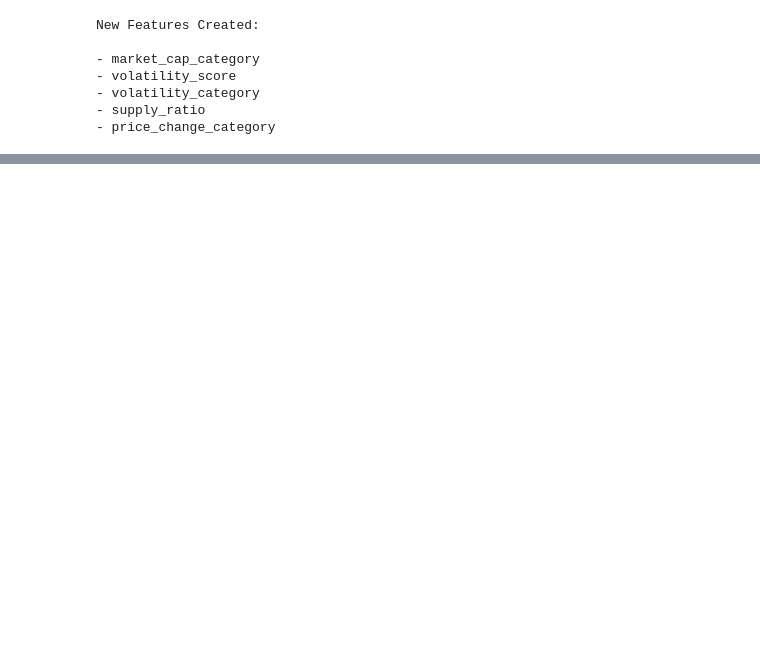
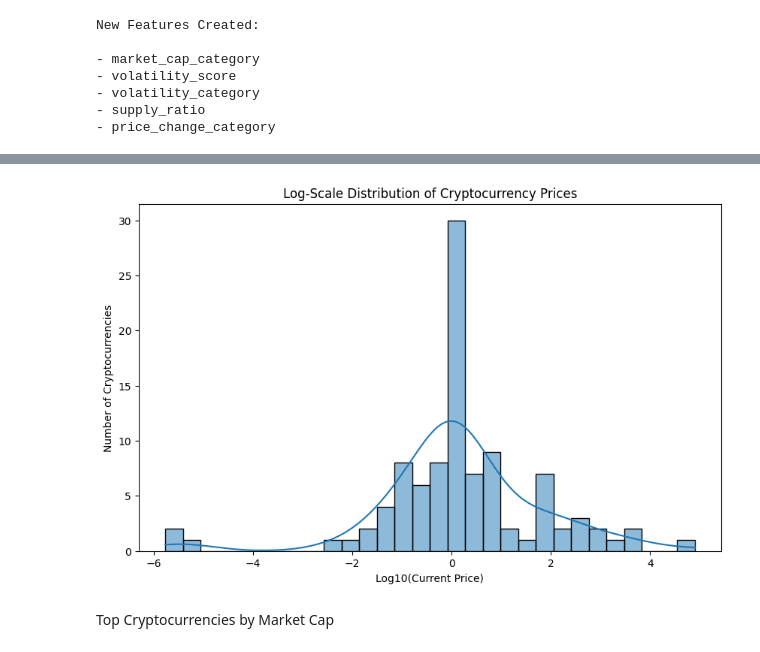
Before and after one commit to greeshavaishnavi09/Advanced_Multi_Source_Pipeline, a Jupyter notebook: research/01_multi_source_pipeline.ipynb, the cells around one changed output, grey strips where cells are left out. Saved outputs shown, nothing was run; the diff lists cells and outputs as text; code cells hidden in the pictures; blank space fills up the shorter version.

```diff
--- a/research/01_multi_source_pipeline.ipynb
+++ b/research/01_multi_source_pipeline.ipynb
@@ -977,0 +1101,22 @@ print(
+# %%
+
+# Log-Scale Price Distribution
+
+
+plt.figure(figsize=(10, 6))
+
+sns.histplot(
+    np.log10(crypto_clean["current_price"]),
+    bins=30,
+    kde=True
+)
+
+plt.title("Log-Scale Distribution of Cryptocurrency Prices")
+plt.xlabel("Log10(Current Price)")
+plt.ylabel("Number of Cryptocurrencies")
+
+plt.show()
+# %% [output]
+[figure, added]
+# %% [markdown]
+Top Cryptocurrencies by Market Cap
```
Also changed, not shown: parts of 59 cells of this notebook, 1 other file.
